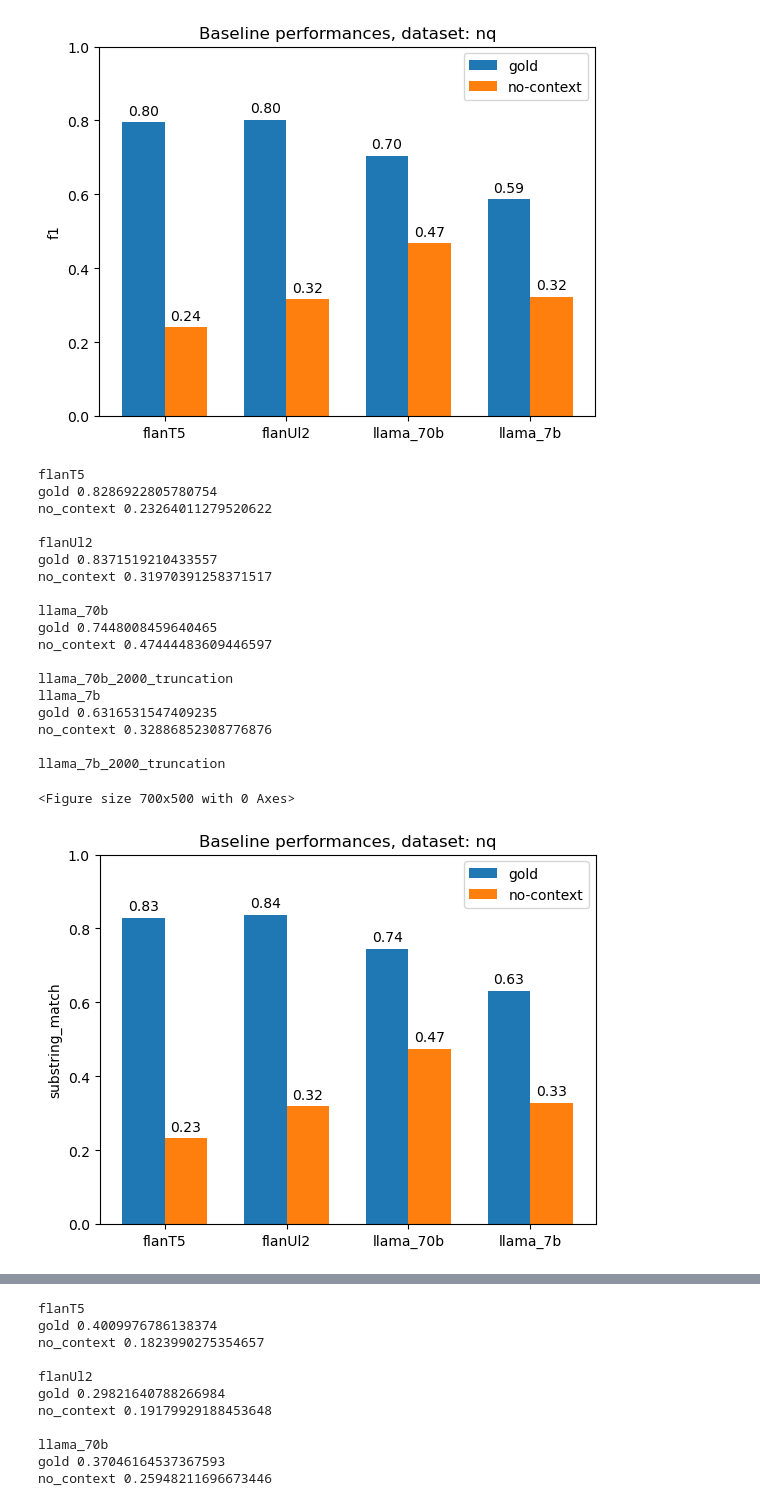
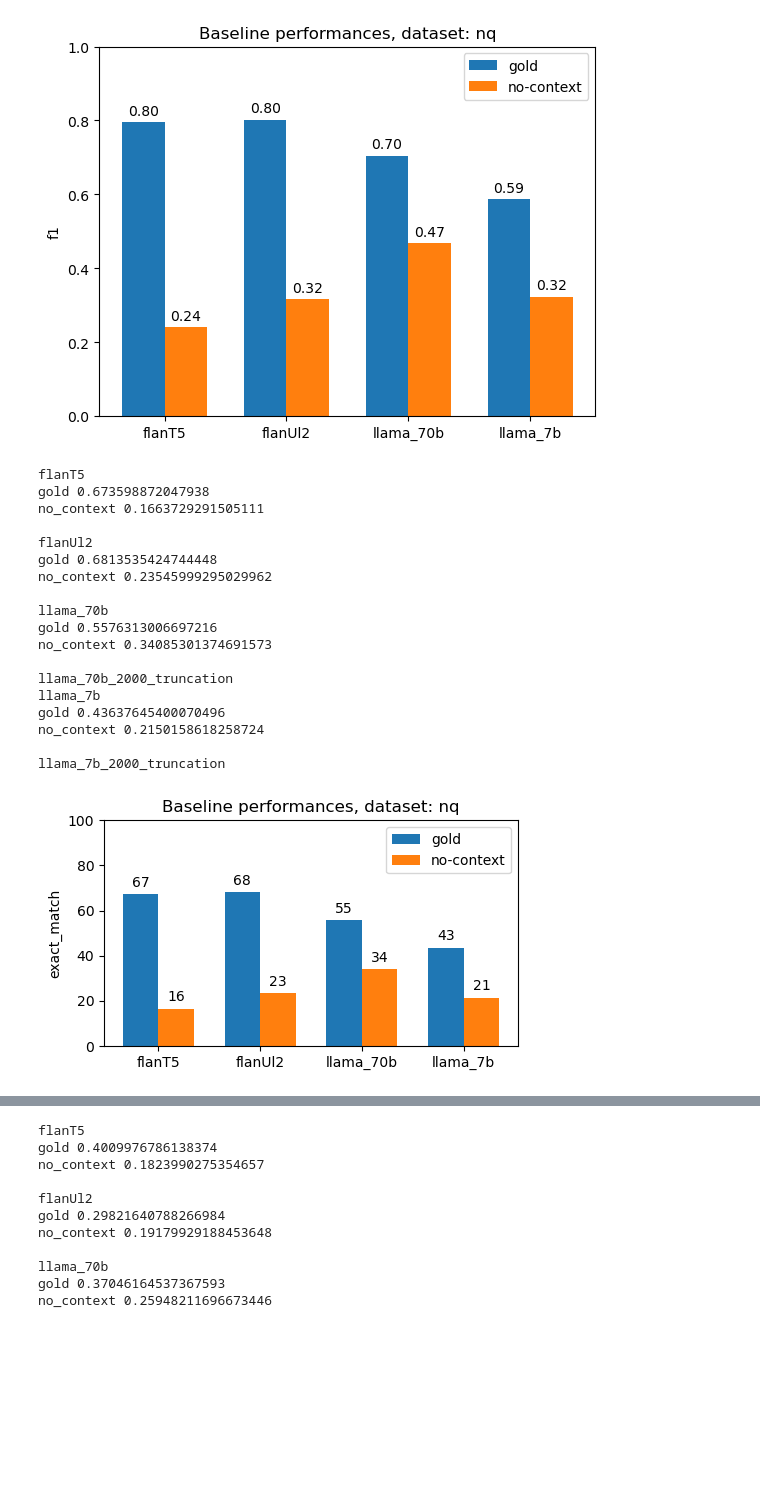
Before and after one commit to neulab/ragged, a Jupyter notebook: zeno/slice_plots.ipynb, the cells around one changed output, grey strips where cells are left out. Drawn from its saved outputs; the diff is of its cells as text; code cells hidden in the pictures; blank space fills up the shorter version.

```diff
--- a/zeno/slice_plots.ipynb
+++ b/zeno/slice_plots.ipynb
@@ -1059,10 +1560,10 @@ linestyles = ['-', '--', '-.']
 markers = ['o', 's', '^', 'D', 'v', 'p']
 retriever = 'colbert'
 ks = [1, 2, 3, 5, 10 , 20 , 30 , 50]
-plt.figure(figsize=(7, 5))
+# plt.figure(figsize=(7,1))
 reader_models.sort()
 dataset = 'nq'
-reader_metric = 'substring_match'
+reader_metric = 'exact_match'
 group1 = []
 group2 = []
 if 'bioasq' in dataset:
@@ -1091,8 +1592,8 @@ for r, reader_model in enumerate(reader_models):
             group2.append(reader_perf)
     print()
 
-import matplotlib.pyplot as plt
-import numpy as np
+# import matplotlib.pyplot as plt
+# import numpy as np
 
 r2 = reader_models.copy()
 for r in r2:
@@ -1101,56 +1602,57 @@ for r in r2:
 
 n_models = len(r2)
 
-import matplotlib.pyplot as plt
-import numpy as np
+# import matplotlib.pyplot as plt
+# import numpy as np
 
 x = np.arange(len(r2))  # the label locations
 width = 0.35  # the width of the bars
 
-fig, ax = plt.subplots()
-rects1 = ax.bar(x - width/2, group1, width, label='gold')
-rects2 = ax.bar(x + width/2, group2, width, label='no-context')
+fig, ax = plt.subplots(figsize=(5,3))
+
+rects1 = ax.bar(x - width/2, 100*np.array(group1), width, label='gold')
+rects2 = ax.bar(x + width/2, 100*np.array(group2), width, label='no-context')
 
 # Add some text for labels, title and custom x-axis tick labels, etc.
 ax.set_ylabel(reader_metric)
 ax.set_title(f'Baseline performances, dataset: {dataset}')
 ax.set_xticks(x)
 ax.set_xticklabels(r2)
 ax.legend()
-ax.set_ylim(bottom= 0, top = 1.0)
+ax.set_ylim(bottom= 0, top = 100)
 
 # Function to attach a text label above each bar
 def autolabel(rects):
     for rect in rects:
         height = rect.get_height()
-        ax.annotate('{:.2f}'.format(height),
+        ax.annotate(int(height),
                     xy=(rect.get_x() + rect.get_width() / 2, height),
                     xytext=(0, 3),  # 3 points vertical offset
                     textcoords="offset points",
                     ha='center', va='bottom')
 
 autolabel(rects1)
 autolabel(rects2)
+plt.tight_layout()
 plt.savefig(f'/data/tir/projects/tir6/general/afreens/dbqa/figs/{dataset}_baselines_{reader_metric}.pdf', bbox_inches='tight', pad_inches=0)
 plt.show()
 # %% [output]
 flanT5
-gold 0.8286922805780754
-no_context 0.23264011279520622
+gold 0.673598872047938
+no_context 0.1663729291505111
 
 flanUl2
-gold 0.8371519210433557
-no_context 0.31970391258371517
+gold 0.6813535424744448
+no_context 0.23545999295029962
 
 llama_70b
-gold 0.7448008459640465
-no_context 0.47444483609446597
+gold 0.5576313006697216
+no_context 0.34085301374691573
 
 llama_70b_2000_truncation
 llama_7b
-gold 0.6316531547409235
-no_context 0.32886852308776876
+gold 0.43637645400070496
+no_context 0.2150158618258724
 
 llama_7b_2000_truncation
-<Figure size 700x500 with 0 Axes>
-[figure, old version]
+[figure, new version]
```
Also changed, not shown: parts of 21 cells of this notebook.
